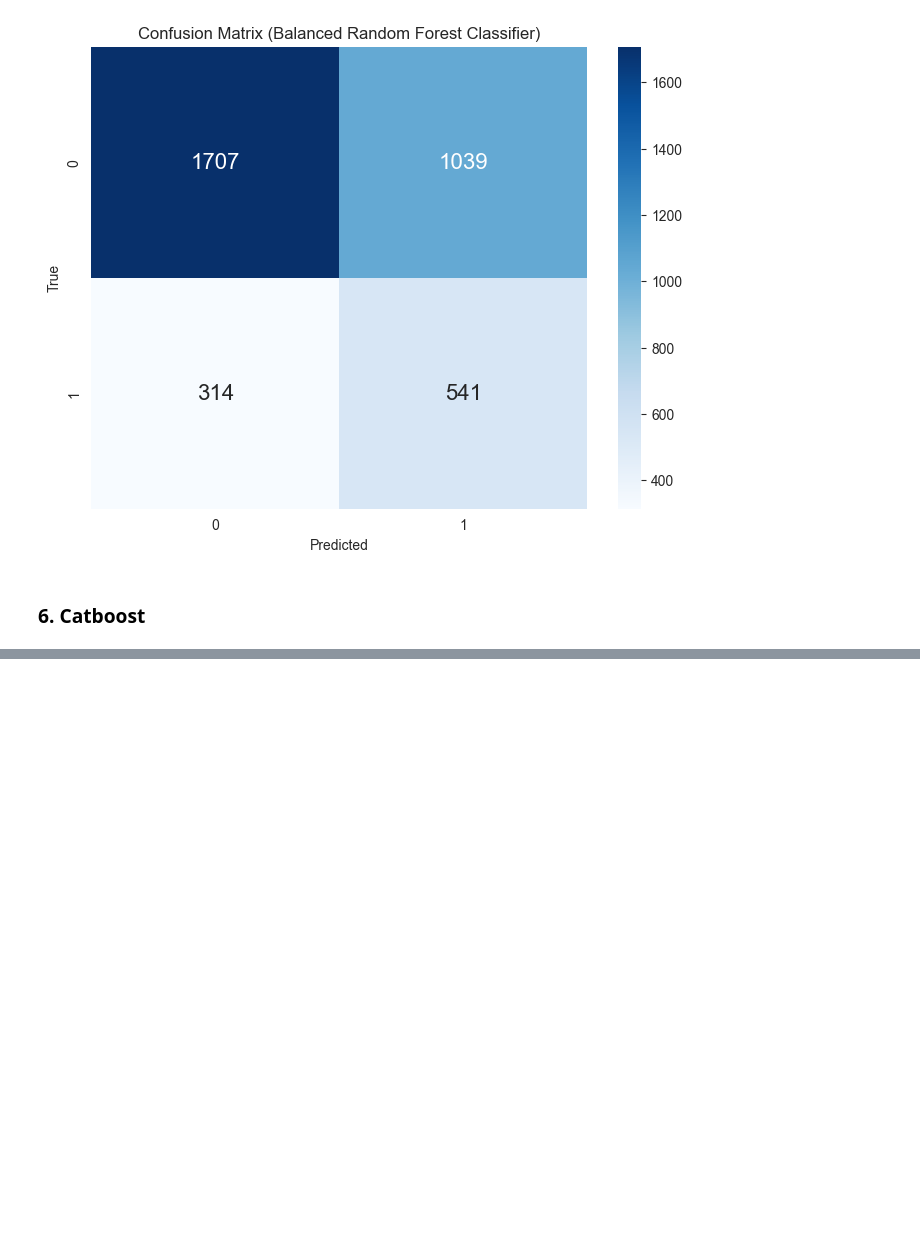
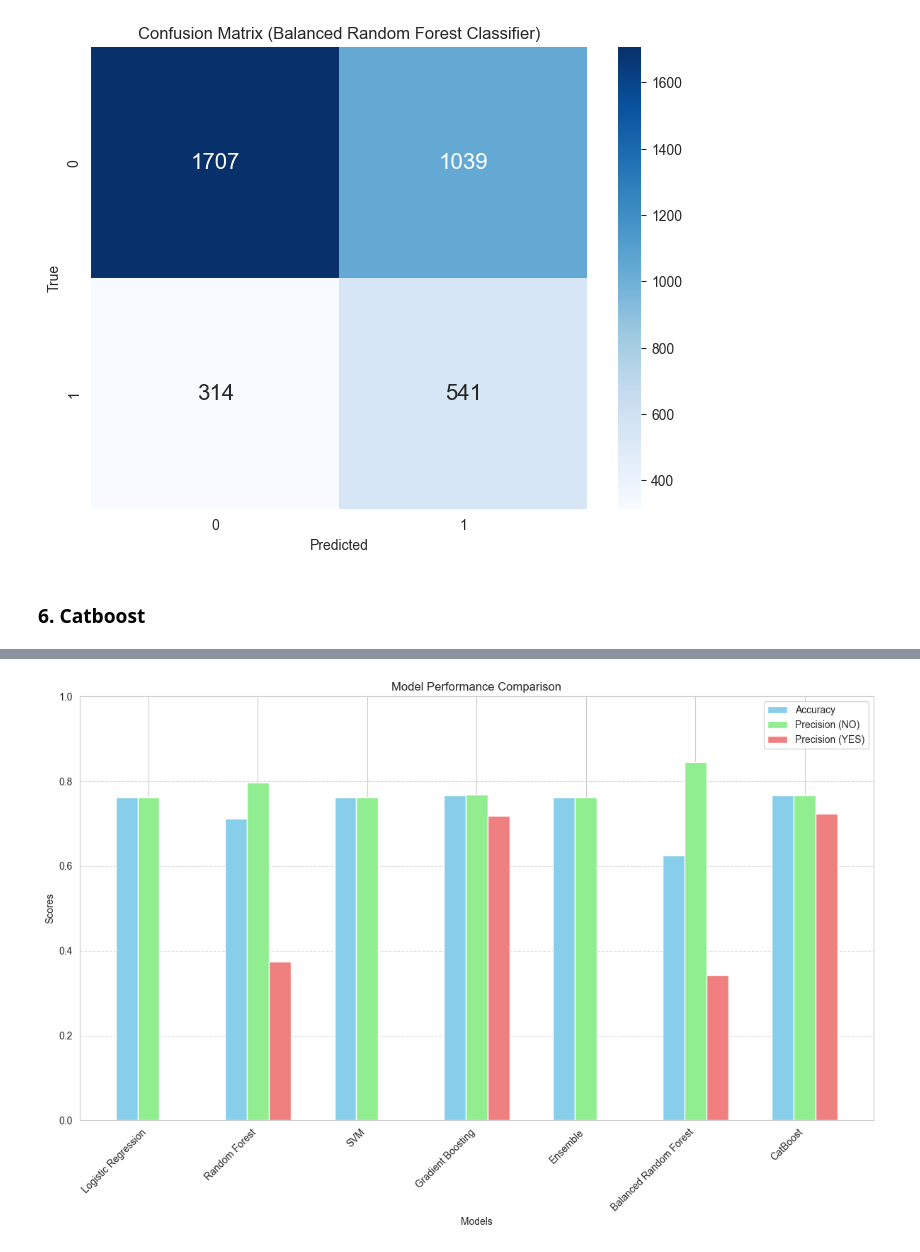
Before and after one commit to axcasas/tigre_flood_prediction, a Jupyter notebook: notebooks/machine_learning.ipynb, the cells around one changed output, grey strips where cells are left out. Drawn from its saved outputs; the diff is of its cells as text; code cells hidden in the pictures; blank space fills up the shorter version.

```diff
--- a/notebooks/machine_learning.ipynb
+++ b/notebooks/machine_learning.ipynb
@@ -474,7 +496,7 @@ print("Classification Report - Balanced Random Forest Classifier:")
 print(classification_report(y_test, y_pred_balanced_rf))
 
 # Calculate confusion matrix
-cm_balanced_rf = confusion_matrix(y_test, y_pred_balanced_rf)
+conf_matrix_balanced_rf = confusion_matrix(y_test, y_pred_balanced_rf)
 
 # Plot confusion matrix
 plt.figure(figsize=(8, 6))
@@ -542,0 +592,46 @@ weighted avg       0.76      0.77      0.67      3601
+# %%
+from sklearn.metrics import confusion_matrix, accuracy_score, precision_score, recall_score, f1_score
+
+# Confusion matrices for all models
+conf_matrices = [
+    conf_matrix_lr, conf_matrix_rf, conf_matrix_svm,
+    conf_matrix_gb, conf_matrix_ensemble, conf_matrix_balanced_rf,
+    conf_matrix_catboost
+]
+
+# Calculate performance metrics for each model
+accuracy_scores = [accuracy_score(y_test, y_pred) for y_pred in [y_pred_lr, y_pred_rf, y_pred_svm, y_pred_gb, y_pred_ensemble, y_pred_balanced_rf, y_pred_catboost]]
+precision_scores = [precision_score(y_test, y_pred, average=None) for y_pred in [y_pred_lr, y_pred_rf, y_pred_svm, y_pred_gb, y_pred_ensemble, y_pred_balanced_rf, y_pred_catboost]]
+recall_scores = [recall_score(y_test, y_pred, average=None) for y_pred in [y_pred_lr, y_pred_rf, y_pred_svm, y_pred_gb, y_pred_ensemble, y_pred_balanced_rf, y_pred_catboost]]
+f1_scores = [f1_score(y_test, y_pred, average=None) for y_pred in [y_pred_lr, y_pred_rf, y_pred_svm, y_pred_gb, y_pred_ensemble, y_pred_balanced_rf, y_pred_catboost]]
+
+# Extract precision scores for NO and YES classes for each model
+precision_NO = [score[0] for score in precision_scores]
+precision_YES = [score[1] for score in precision_scores]
+
+# Visualize the performance metrics for all models
+plt.figure(figsize=(12, 8))
+
+bar_width = 0.2
+index = np.arange(len(model_names))
+
+# Accuracy bars
+plt.bar(index, accuracy_scores, bar_width, label='Accuracy', color='skyblue')
+
+# Precision bars for NO class
+plt.bar(index + bar_width, precision_NO, bar_width, label='Precision (NO)', color='lightgreen')
+
+# Precision bars for YES class
+plt.bar(index + bar_width * 2, precision_YES, bar_width, label='Precision (YES)', color='lightcoral')
+
+plt.title('Model Performance Comparison')
+plt.xlabel('Models')
+plt.ylabel('Scores')
+plt.xticks(index + bar_width, model_names, rotation=45, ha='right')
+plt.ylim(0, 1)
+plt.legend()
+plt.grid(axis='y', linestyle='--', alpha=0.7)
+plt.tight_layout()
+plt.show()
+# %% [output]
+[figure, added]
```
Also changed, not shown: parts of 6 cells of this notebook, 6 other files.
